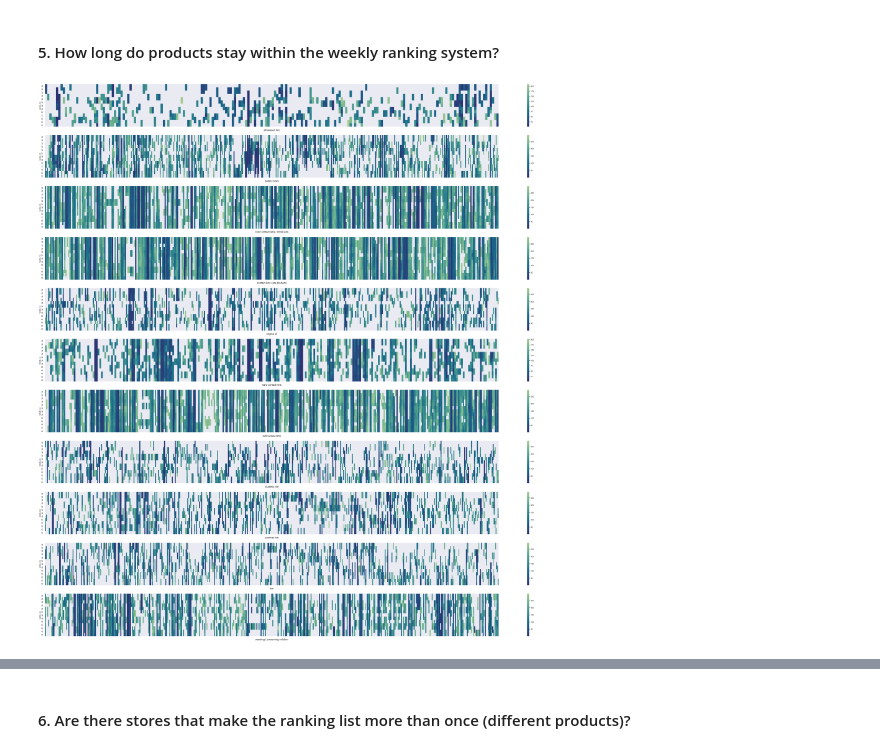
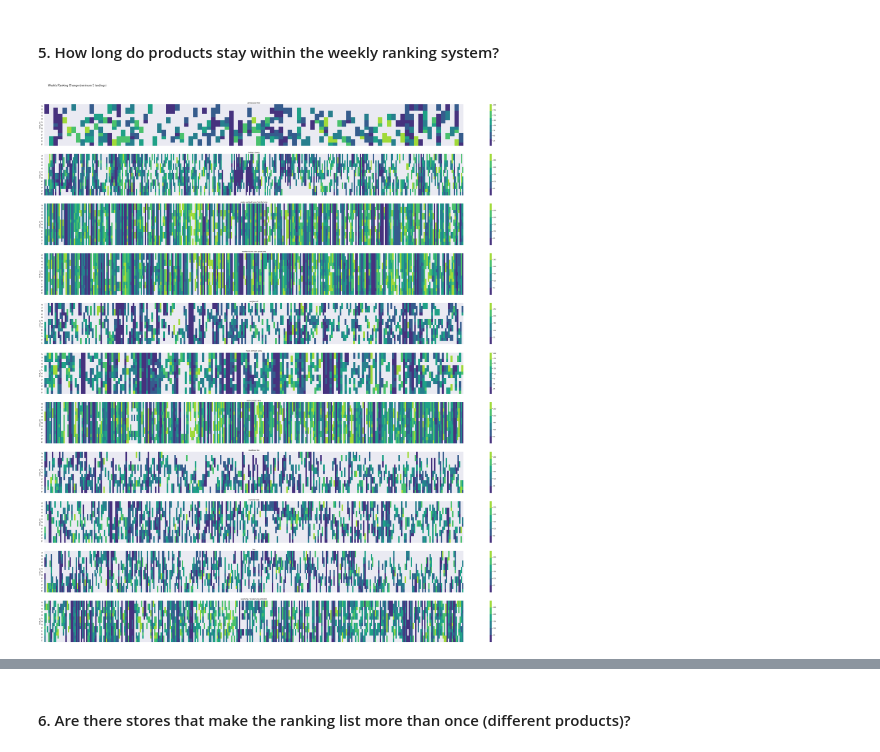
Before and after one commit to vanessapigwin/viz_for_scraper, a Jupyter notebook: analysis.ipynb, the cells around one changed output, grey strips where cells are left out. Cells and saved outputs as stored; diff of their text form; code cells hidden in the pictures.

```diff
--- a/analysis.ipynb
+++ b/analysis.ipynb
@@ -369,41 +376,37 @@ plot_weekly_area(df_weekly_samples, df_daily_samples)
 # %% [markdown]
 #### 5. How long do products stay within the weekly ranking system?
 # %%
-def map_ranking_variation(df):
+def map_ranking_variation(df, streak):
     # remove the stray one values
     df = df.rolling(window=2, axis=1).mean()
     df = df.fillna(df.shift(-1, axis=1))
 
-    # remove rows without streak of at least 2 weeks
-    df = df[df.isna().sum(axis=1)<len(df.columns)-1].reset_index()
+    # remove rows without streak of at least n weeks
+    df = df[df.isna().sum(axis=1)<=len(df.columns)-(streak)].reset_index()
 
     fig, axs = plt.subplots(nrows=11, figsize=(60,60))
-    fig.suptitle(f'Weekly Ranking per Category)')
+    fig.subplots_adjust(top=0.92)
+    fig.suptitle(f'Weekly Ranking Change (minimum {streak} landings)', x=0.13, y=0.95, horizontalalignment='left', fontsize=18)
 
     for ax, category in zip(axs, df['category'].unique()):
-
         # isolate category to plot then transpose
-        df = df[df['category']==category]
-        df = df.drop(columns=['category', 'unique_product_code']).T
+        df_to_plot = df[df['category']==category]
+        df_to_plot = df_to_plot.drop(columns=['category', 'unique_product_code']).T
 
         sns.heatmap(
-            df,
+            df_to_plot,
             ax=ax,
             cbar=True,
-            cmap='crest_r',
+            cmap=sns.color_palette('viridis', 6)
         ).set(xticklabels=[])
-        ax.set_xlabel(xlabel = category, fontsize=13)
+        ax.set_title(label=category, fontsize=13)
 
 
 # pivot table (product code vs weeks)
 df_list_life = df_weekly_samples[['rank','category', 'unique_product_code', 'week_no']].sort_values(['category', 'unique_product_code'])
 df_list_life['rank'] = df_list_life['rank'].astype('int')
 df_list_life = df_list_life.pivot(index=['category', 'unique_product_code'], columns='week_no', values='rank')
 
-# encode categories
-le_categ = LabelEncoder()
-le_categ.fit(df_list_life.index.get_level_values(level=0).unique())
-
-map_ranking_variation(df_list_life)
+map_ranking_variation(df_list_life, streak=3)
 # %% [output]
-[figure, old version]
+[figure, new version]
```
Also changed, not shown: parts of 8 cells of this notebook.
